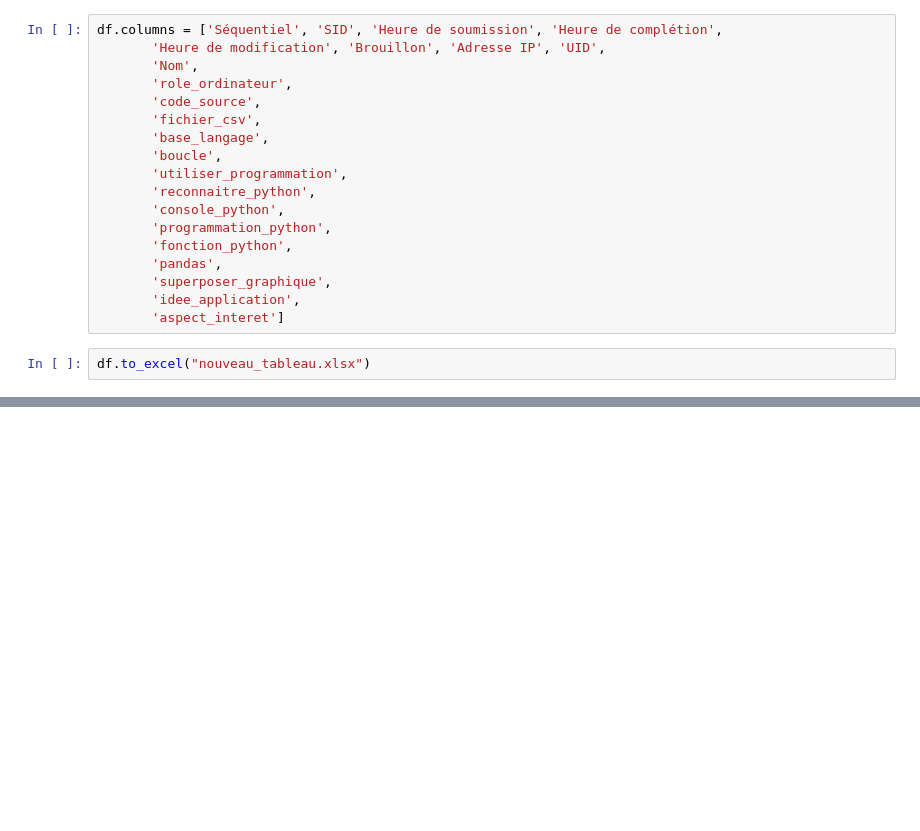
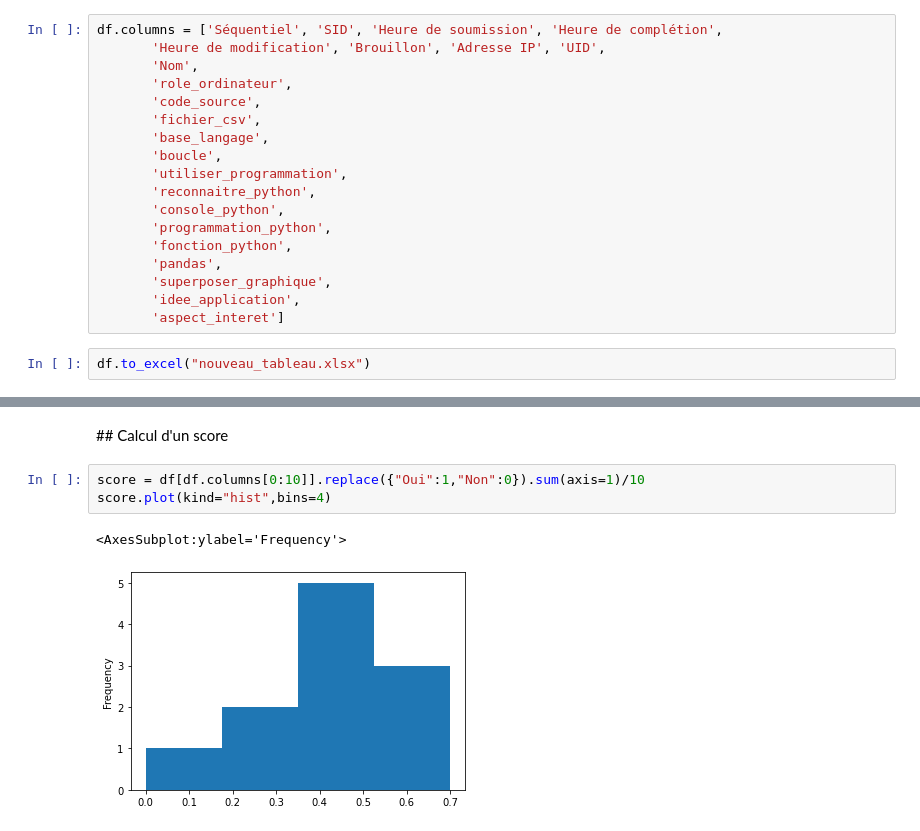
Before and after one commit to pyshs/Formation-2022-PUD-Marseille, a Jupyter notebook: Moment 3 - Introduction à Pandas - 1h30/Découverte de Pandas.ipynb, the cells around one changed output, grey strips where cells are left out. Cells and saved outputs as stored; diff of their text form; blank space fills up the shorter version.

```diff
--- a/Moment 3 - Introduction à Pandas - 1h30/Découverte de Pandas.ipynb
+++ b/Moment 3 - Introduction à Pandas - 1h30/Découverte de Pandas.ipynb
@@ -100,0 +155,8 @@ df
+# %% [markdown]
+## Calcul d'un score
+# %%
+score = df[df.columns[0:10]].replace({"Oui":1,"Non":0}).sum(axis=1)/10
+score.plot(kind="hist",bins=4)
+# %% [output]
+<AxesSubplot:ylabel='Frequency'>
+[figure, added]
```
Also changed, not shown: parts of 13 cells of this notebook, 3 other files.
